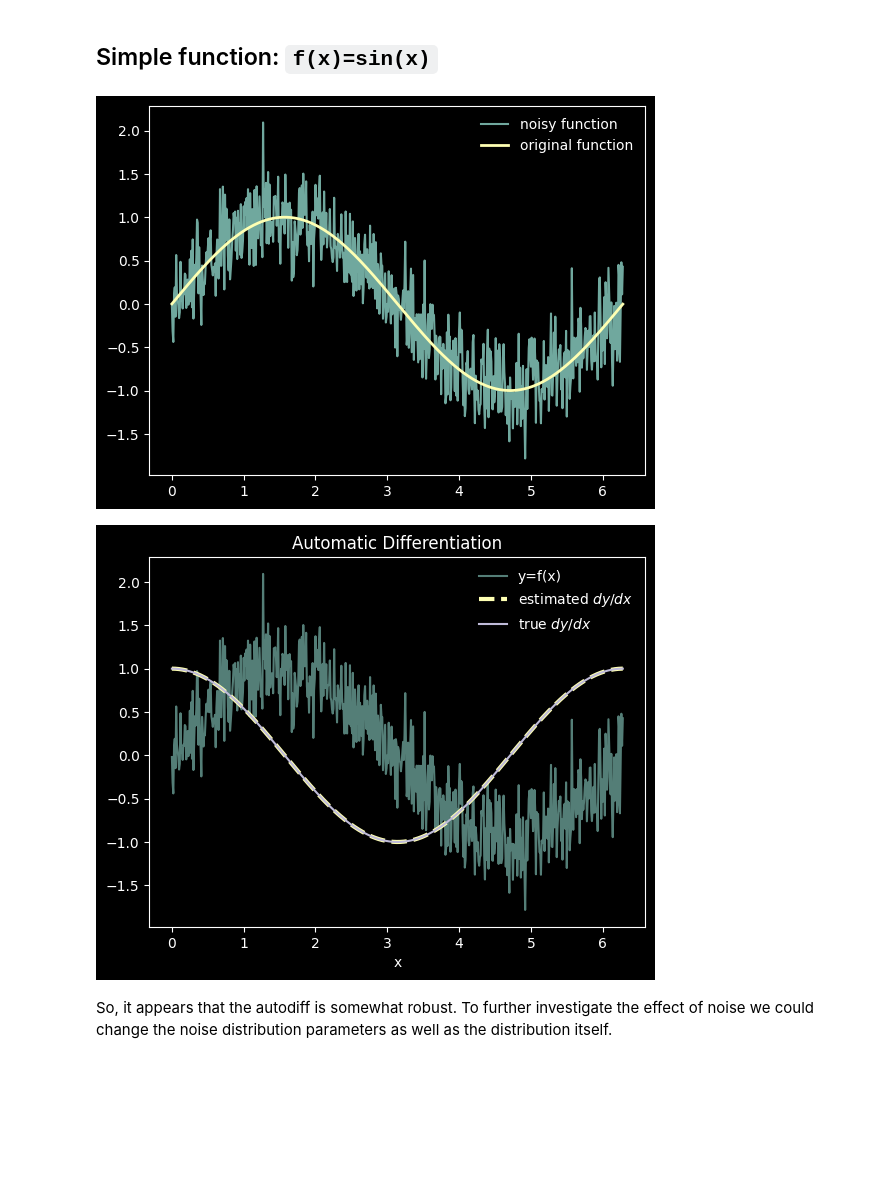
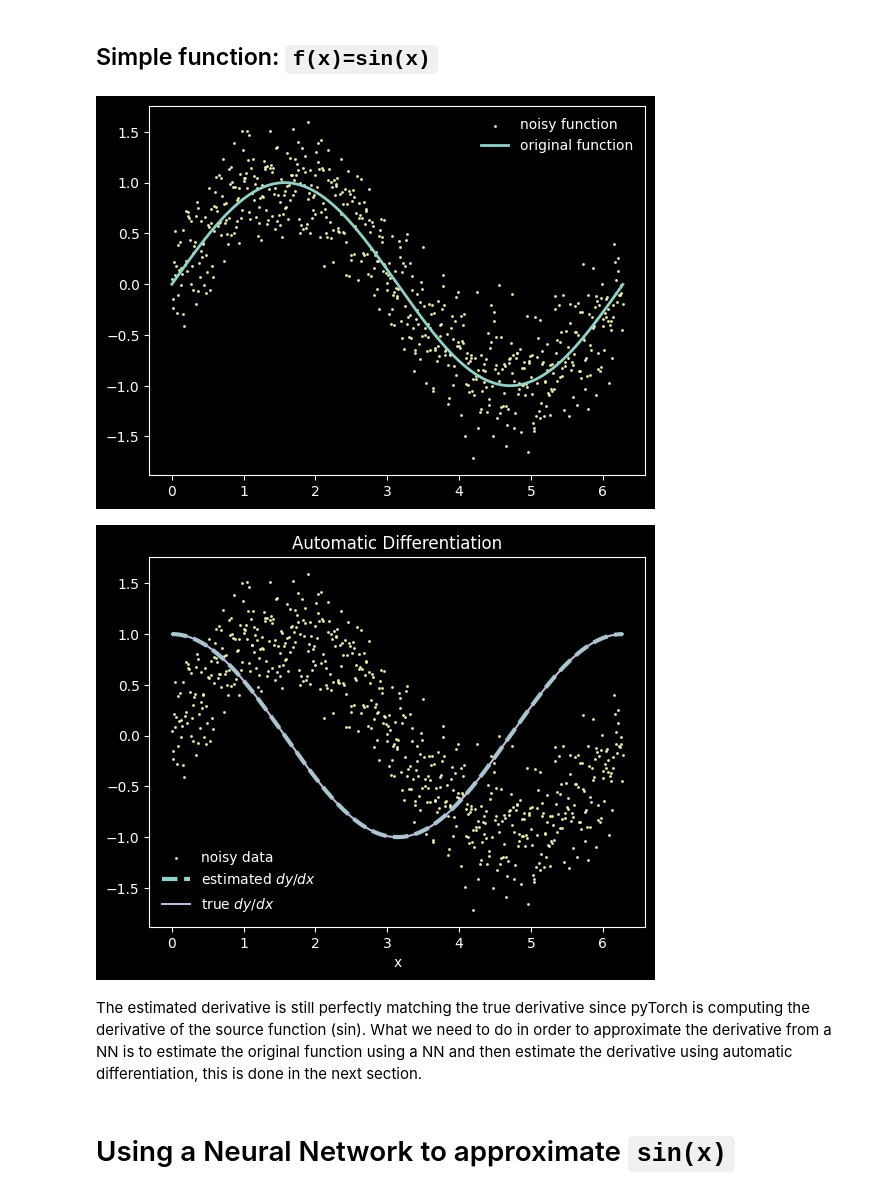
Before and after one commit to pibieta/blog-posts, a Jupyter notebook: automatic-differentiation/00-intro-autodiff-pytorch.ipynb, the cells around one changed output. Drawn from its saved outputs; the diff is of its cells as text; code cells hidden in the pictures; blank space fills up the shorter version.

```diff
--- a/automatic-differentiation/00-intro-autodiff-pytorch.ipynb
+++ b/automatic-differentiation/00-intro-autodiff-pytorch.ipynb
@@ -149,25 +173,27 @@ x.grad
 y = generate_noisy_data(x, torch.sin, 0.3)
 # %%
 f, ax = plt.subplots(dpi=100)
-ax.plot(x.detach().numpy(),y.detach().numpy(), label="noisy function", alpha=0.8)
+ax.scatter(x.detach().numpy(),y.detach().numpy(), label="noisy function", alpha=0.8, marker='.', s=5, color="C1")
 ax.plot(x.detach().numpy(), torch.sin(x).detach().numpy(), label="original function", lw=2)
 ax.legend(loc="best", frameon=False)
 plt.show()
 # %% [output]
-[figure, old version]
+[figure, new version]
 # %%
 y.backward(gradient=torch.ones(len(y)))
 # %%
 f, ax = plt.subplots(dpi=100)
-ax.plot(x.detach().numpy(), y.detach().numpy(), label='y=f(x)', alpha=0.6)
+ax.scatter(x.detach().numpy(),y.detach().numpy(), label="noisy data", alpha=0.8, marker='.', s=5, color="C1")
 ax.plot(x.detach().numpy(), x.grad.numpy(), label=r'estimated $dy/dx$', linestyle='--', lw=3)
 # ax.plot(x.detach().numpy(), np.gradient(torch.sin(x).detach().numpy(), x.detach().numpy()), label='np gradient')
-ax.plot(x.detach().numpy(), torch.cos(x).detach().numpy(), label=r'true $dy/dx$', linestyle='-')
+ax.plot(x.detach().numpy(), torch.cos(x).detach().numpy(), label=r'true $dy/dx$', linestyle='-', c="C2")
 ax.set_title('Automatic Differentiation')
 ax.set_xlabel('x')
 ax.legend(loc='best', frameon=False)
 plt.show()
 # %% [output]
-[figure, old version]
+[figure, new version]
-# %% [markdown]
-So, it appears that the autodiff is somewhat robust. To further investigate the effect of noise we could change the noise distribution parameters as well as the distribution itself.
+# %% [markdown]
+The estimated derivative is still perfectly matching the true derivative since pyTorch is computing the derivative of the source function (sin). What we need to do in order to approximate the derivative from a NN is to estimate the original function using a NN and then estimate the derivative using automatic differentiation, this is done in the next section.
+# %% [markdown]
+# Using a Neural Network to approximate `sin(x)`
```
Also changed, not shown: parts of 36 cells of this notebook, 1 other file.
